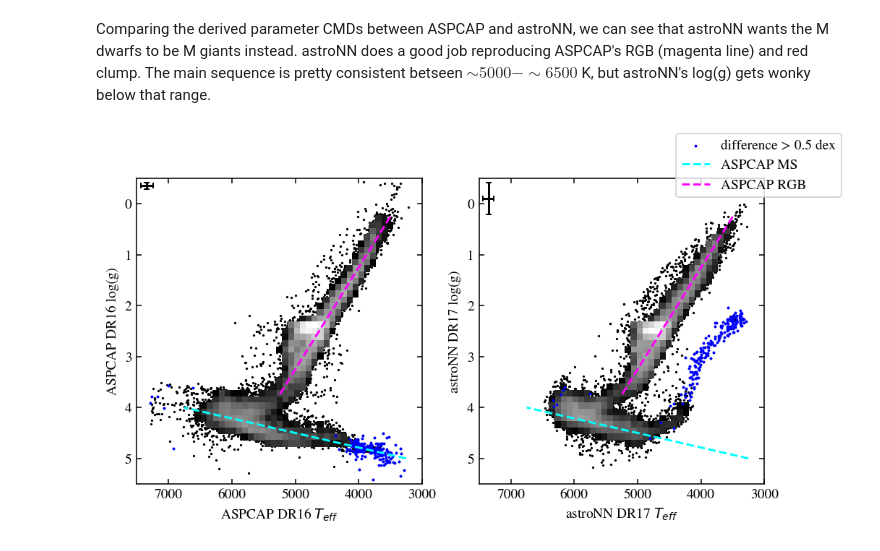
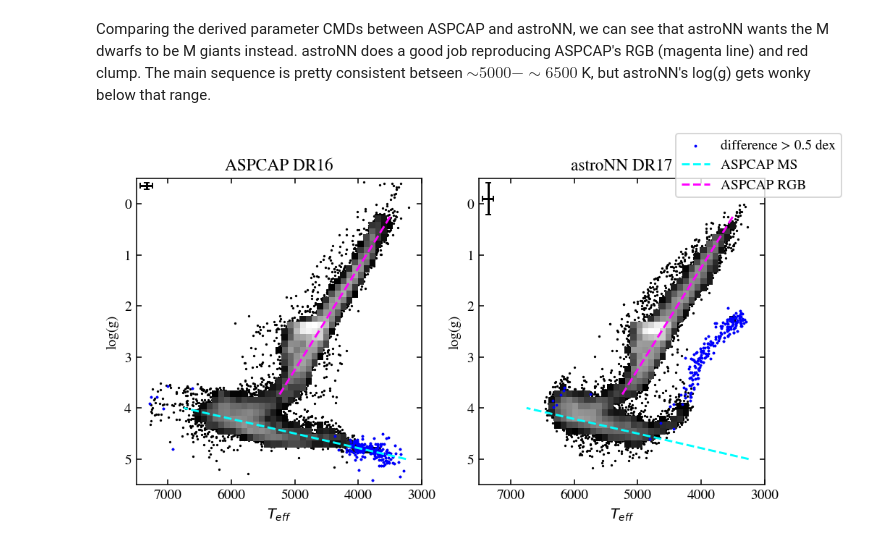
Before and after one commit to lodubay/first-year-project, a Jupyter notebook: compare_metallicities.ipynb, the cells around one changed output. Saved outputs shown, nothing was run; the diff lists cells and outputs as text; code cells hidden in the pictures.

Commit message:
tweaked plot titles

```diff
--- a/compare_metallicities.ipynb
+++ b/compare_metallicities.ipynb
@@ -272,33 +272,35 @@ Comparing the derived parameter CMDs between ASPCAP and astroNN, we can see that
 # %%
 fig, axs = plt.subplots(1, 2, figsize=(8, 4))
 
 # ASPCAP parameter CMD
 ax = axs[0]
 scatter_hist(ax, metals['DR16_TEFF_COR'], metals['DR16_LOGG_COR'],
              xlim=(3000, 7500), ylim=(-0.5, 5.5))
 ax.scatter(low_fe['DR16_TEFF_COR'], low_fe['DR16_LOGG_COR'], c='b', s=1, label='difference > 0.5 dex')
 ax.plot([3250, 6750], [5, 4], linestyle='--', c='cyan')
 ax.plot([3500, 5250], [0.25, 3.75], linestyle='--', c='magenta')
 plot_rms_err(ax, metals['DR16_TEFF_COR_ERR'], metals['DR16_LOGG_COR_ERR'], loc='lower right')
 ax.set_xlim((7500, 3000))
 ax.set_ylim((5.5, -0.5))
-ax.set_xlabel('ASPCAP DR16 $T_{eff}$')
-ax.set_ylabel('ASPCAP DR16 log(g)')
+ax.set_xlabel('$T_{eff}$')
+ax.set_ylabel('log(g)')
+ax.set_title('ASPCAP DR16')
 
 # astroNN parameter CMD
 ax = axs[1]
 scatter_hist(ax, metals['ASTRONN_TEFF'], metals['ASTRONN_LOGG'],
              xlim=(3000, 7500), ylim=(-0.5, 5.5))
 ax.scatter(low_fe['ASTRONN_TEFF'], low_fe['ASTRONN_LOGG'], c='b', s=1)
 ax.plot([3250, 6750], [5, 4], linestyle='--', c='cyan', label='ASPCAP MS')
 ax.plot([3500, 5250], [0.25, 3.75], linestyle='--', c='magenta', label='ASPCAP RGB')
 plot_rms_err(ax, metals['ASTRONN_TEFF_ERR'], metals['ASTRONN_LOGG_ERR'], loc='lower right')
 ax.set_xlim((7500, 3000))
 ax.set_ylim((5.5, -0.5))
-ax.set_xlabel('astroNN DR17 $T_{eff}$')
-ax.set_ylabel('astroNN DR17 log(g)')
+ax.set_xlabel('$T_{eff}$')
+ax.set_ylabel('log(g)')
+ax.set_title('astroNN DR17')
 
 fig.legend()
 plt.show()
 # %% [output]
-[figure, old version]
+[figure, new version]
```
